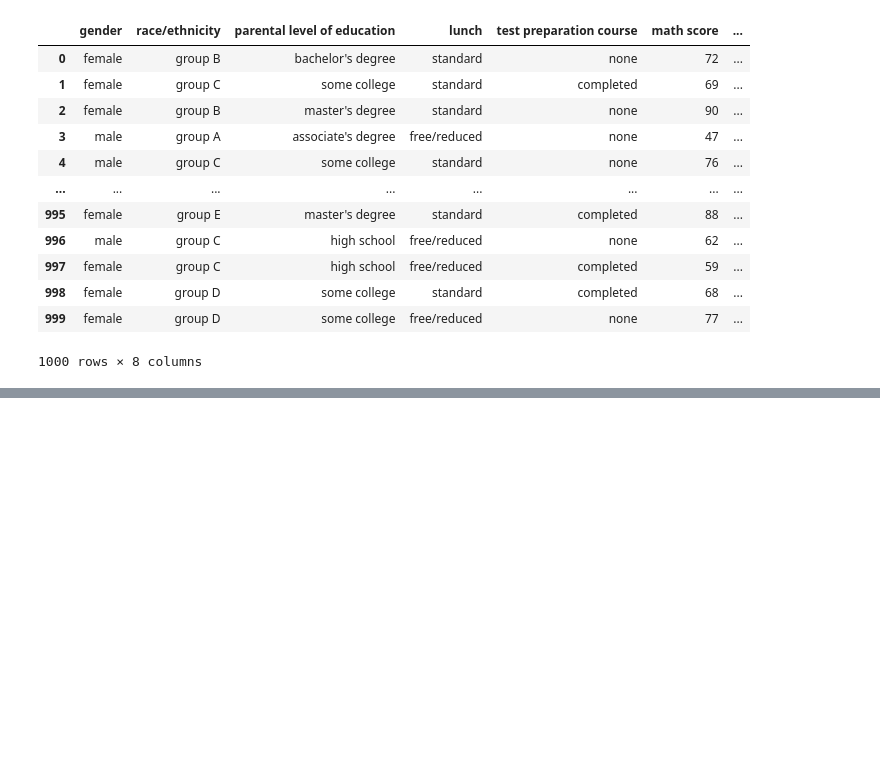
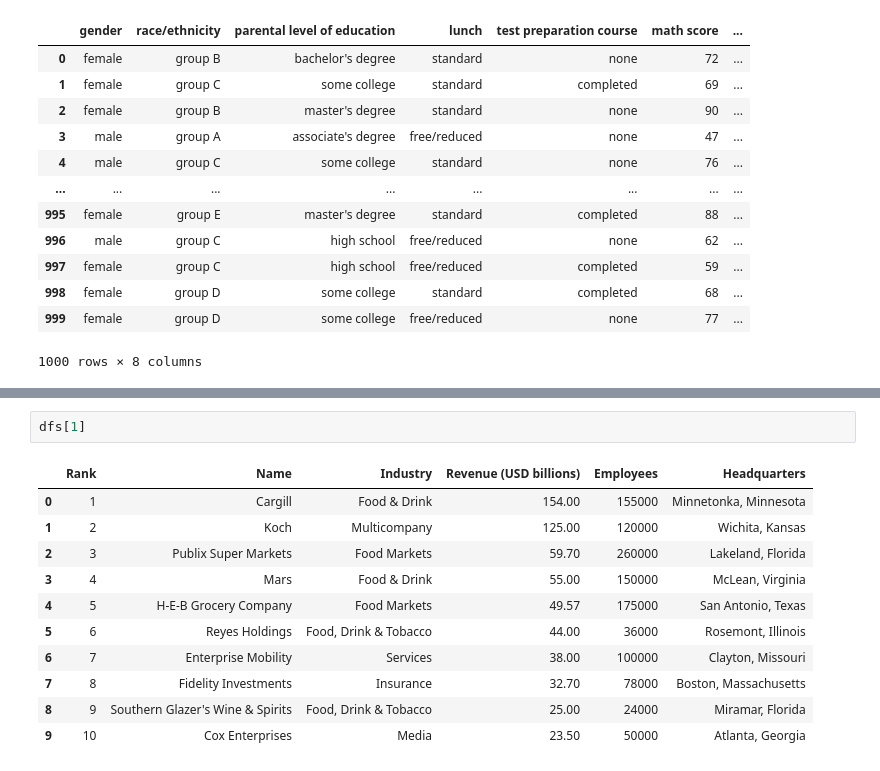
Before and after one commit to Harshita-official/Python-Practice, a Jupyter notebook: Introduction to pandas/1.Creating a dataframe.ipynb, the cells around one changed output, grey strips where cells are left out. Drawn from its saved outputs; the diff is of its cells as text; blank space fills up the shorter version.

```diff
--- a/Introduction to pandas/1.Creating a dataframe.ipynb
+++ b/Introduction to pandas/1.Creating a dataframe.ipynb
@@ -118,0 +208,14 @@ df1
+# %%
+dfs[1]
+# %% [output]
+|  | Rank | Name | Industry | Revenue (USD billions) | Employees | Headquarters |
+| 0 | 1 | Cargill | Food & Drink | 154.00 | 155000 | Minnetonka, Minnesota |
+| 1 | 2 | Koch | Multicompany | 125.00 | 120000 | Wichita, Kansas |
+| 2 | 3 | Publix Super Markets | Food Markets | 59.70 | 260000 | Lakeland, Florida |
+| 3 | 4 | Mars | Food & Drink | 55.00 | 150000 | McLean, Virginia |
+| 4 | 5 | H-E-B Grocery Company | Food Markets | 49.57 | 175000 | San Antonio, Texas |
+| 5 | 6 | Reyes Holdings | Food, Drink & Tobacco | 44.00 | 36000 | Rosemont, Illinois |
+| 6 | 7 | Enterprise Mobility | Services | 38.00 | 100000 | Clayton, Missouri |
+| 7 | 8 | Fidelity Investments | Insurance | 32.70 | 78000 | Boston, Massachusetts |
+| 8 | 9 | Southern Glazer's Wine & Spirits | Food, Drink & Tobacco | 25.00 | 24000 | Miramar, Florida |
+| 9 | 10 | Cox Enterprises | Media | 23.50 | 50000 | Atlanta, Georgia |
```
Also changed, not shown: parts of 11 cells of this notebook, 1 other file.
